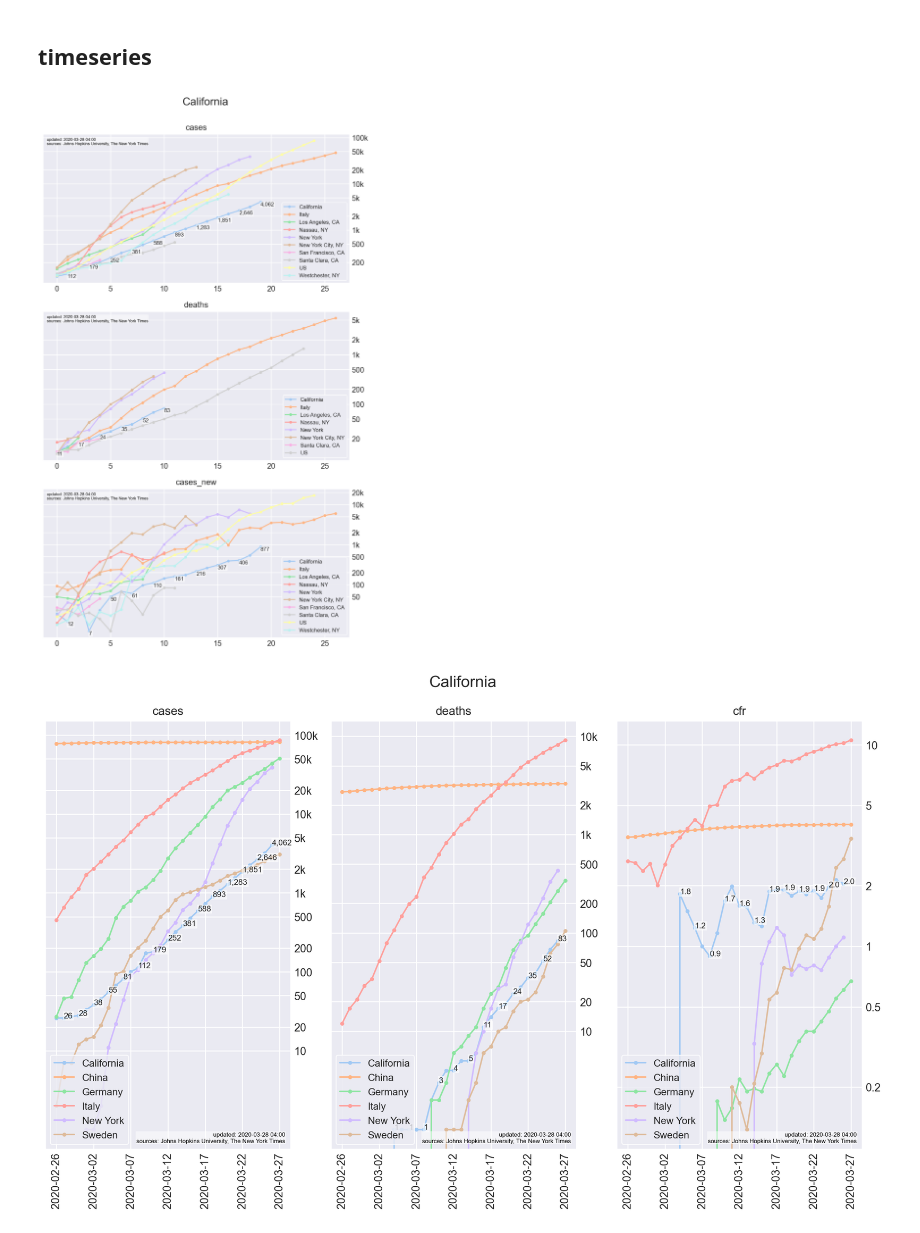
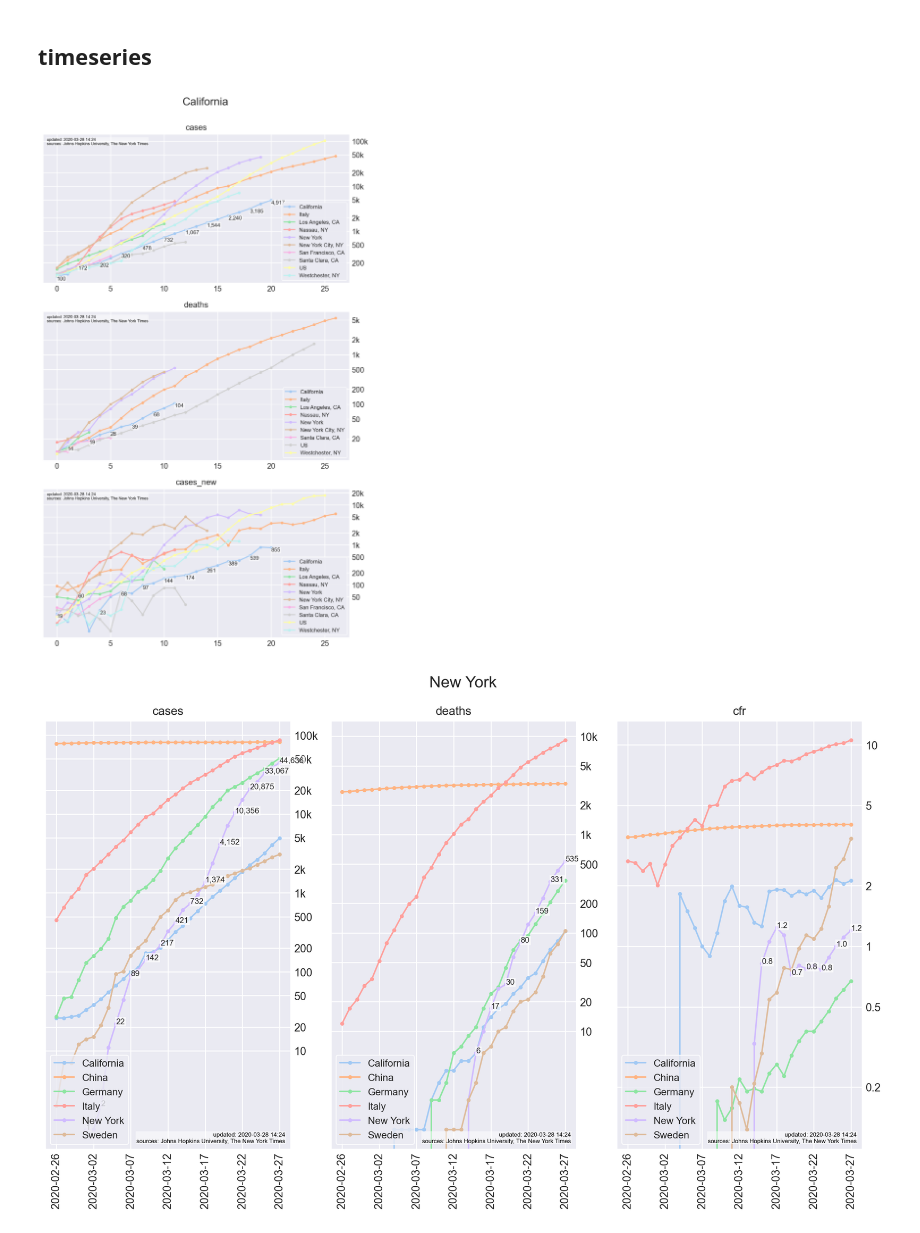
Before and after one commit to eferm/covid-19, a Jupyter notebook: notebooks/covid-19.ipynb, the cells around one changed output. Cells and saved outputs as stored; diff of their text form; code cells hidden in the pictures.

Commit message:
2020-03-27 data

```diff
--- a/notebooks/covid-19.ipynb
+++ b/notebooks/covid-19.ipynb
@@ -35,7 +35,7 @@ pandas 1.0.3
 # %% [markdown]
 ## data sources
 # %%
-kwargs = dict(force_refresh=False, verbose=False)
+kwargs = dict(verbose=False)
 CATALOG = {
     'jhu': JHU(**kwargs).clean,
     'ctp': CTP(**kwargs).clean,
@@ -102,10 +102,12 @@ COLS = [
     'source',
 ]
 
+nyt_dates = CATALOG['nyt']['date'].drop_duplicates().values
+
 df = pd.concat([
-    # baseline metrics from JHU except for US
+    # baseline metrics from JHU except for US data existing in NYT
     CATALOG['jhu'].copy()
-    .query("country != 'US'")
+    .loc[lambda df: (df['country'] != 'US') | ~df['filedate'].isin(nyt_dates)]
     .rename(columns={
         'filedate': 'date',
         'confirmed': 'cases',
@@ -503,7 +505,7 @@ plot(
     **dict(highlight='California', dpi=200),
 )
 # %% [output]
-[figure, old version]
+[figure, new version]
 # %%
 def get_timeseries(df, index, series, country=None, state=None, rollup_states=True):
     df = df.copy()
@@ -567,14 +569,14 @@ def plot(countries, states, plots, highlight='Italy', dpi=100):
         plt.setp(ax.get_xticklabels(), rotation=90)
 
         # data labels
-        values = ts[highlight].dropna().values
+        values = ts[highlight].values
         for i, v in enumerate(values):
             # plot when i has same parity as number of elements
             # e.g. for 20 values, want to plot odd numbered values
             # to ensure i=19 (last element) is annotated
             if ((len(values) % 2) == ((i + 1) % 2)) & (v > 0):
                 frmt = f'{v:,.1f}' if series in ['cfr'] else f'{v:,.0f}'
-                bbox = dict(pad=0.5, facecolor='white', alpha=0.5)
+                bbox = dict(pad=0.5, facecolor='white', alpha=0.6)
                 ax.text(i, v, frmt, ha='left', fontsize=8, bbox=bbox)
 
         # info text box
@@ -586,32 +588,32 @@ def plot(countries, states, plots, highlight='Italy', dpi=100):
 
         # legend
         plt.sca(ax)
         leg = plt.legend(loc=3, prop={'size':10})
         leg.get_frame().set_edgecolor('white')
         leg.get_frame().set_linewidth(1.0)
 
     if cols > 1:
         fig.suptitle(highlight, fontsize=16)
     fig.tight_layout(rect=[0, 0.03, 1, 0.95])
 
 
 eu5 = ['Italy', 'United Kingdom', 'Germany', 'Spain', 'France']
 nordics = ['Sweden', 'Denmark', 'Norway', 'Finland']
 asia = ['China', 'Korea, South', 'Singapore', 'Japan']
 us = ['California', 'New York', 'Washington', 'New Jersey', 'Illinois']
 
 # works best when picking 4-8 countries/states
 df = CATALOG['df.derived.state']
 
 plot(
     countries=eu5[:3] + nordics[:1] + asia[:2],
     states=us[:2],
     plots={
         'cases': df,
         'deaths': df,
         'cfr': df,
     },
-    **dict(highlight='California', dpi=200),
+    **dict(highlight='New York', dpi=200),
 )
 # %% [output]
-[figure, old version]
+[figure, new version]
```
Also changed, not shown: parts of 5 cells of this notebook.
